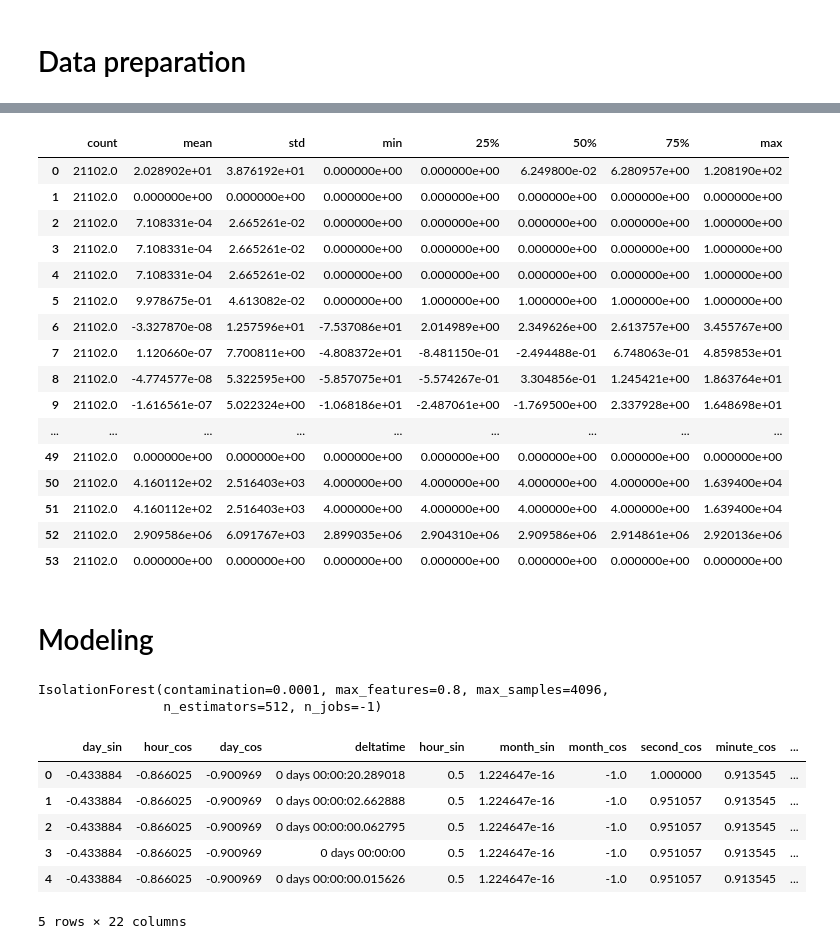
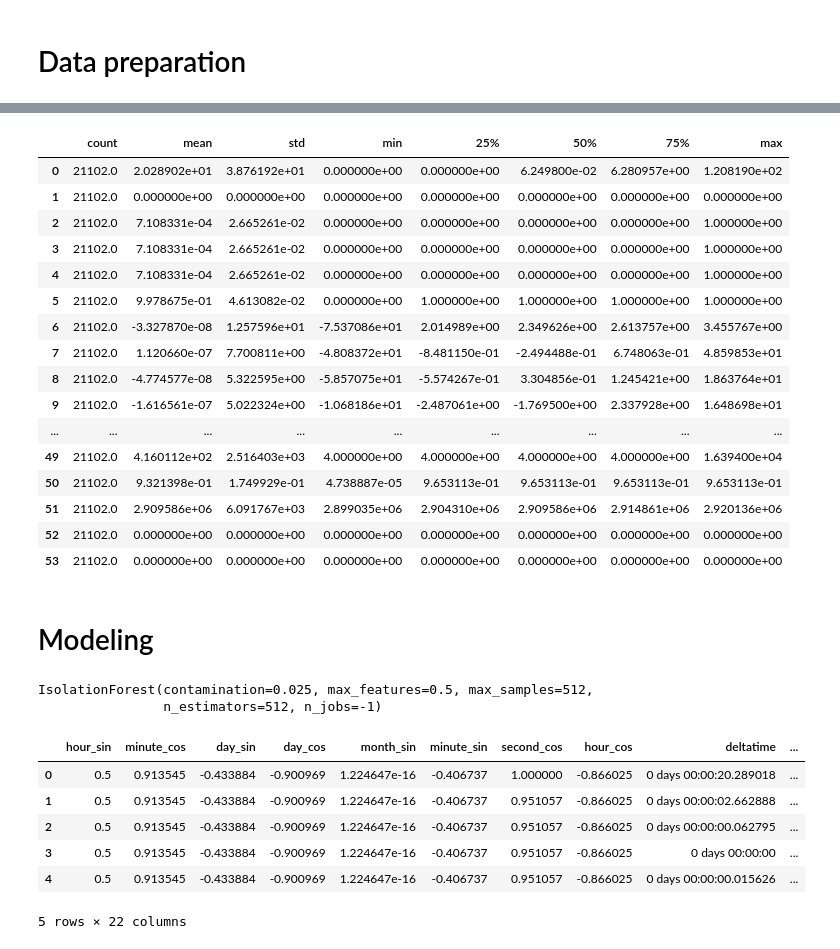
Before and after one commit to aobh2763/anomalyzer, a Jupyter notebook: notebooks/11_application_training.ipynb, the cells around one changed output, grey strips where cells are left out. Cells and saved outputs as stored; diff of their text form; code cells hidden in the pictures.

Commit message:
first training

```diff
--- a/notebooks/11_application_training.ipynb
+++ b/notebooks/11_application_training.ipynb
@@ -11,7 +11,7 @@ from anomaly_detection.transformers import application_transformer
 # Path to the data
 project_folder = Path.cwd().parent
 
-output_path = project_folder / "data/training"
+output_path = project_folder / "data/training/application"
 
 application_evtx_path = project_folder / "data/raw/93_applog.evtx"
 
@@ -122,3 +96,5 @@ array([ 2.02890180e+01,  0.00000000e+00,  0.00000000e+00,  0.00000000e+00,
+# %%
+X_application = np.loadtxt(output_path / "application_features.csv", delimiter=",")
 # %%
 pd.DataFrame(X_application).describe().T
 # %% [output]
@@ -134,10 +110,10 @@ pd.DataFrame(X_application).describe().T
 | 8 | 21102.0 | -4.774577e-08 | 5.322595e+00 | -5.857075e+01 | -5.574267e-01 | 3.304856e-01 | 1.245421e+00 | 1.863764e+01 |
 | 9 | 21102.0 | -1.616561e-07 | 5.022324e+00 | -1.068186e+01 | -2.487061e+00 | -1.769500e+00 | 2.337928e+00 | 1.648698e+01 |
 | ... | ... | ... | ... | ... | ... | ... | ... | ... |
-| 49 | 21102.0 | 0.000000e+00 | 0.000000e+00 | 0.000000e+00 | 0.000000e+00 | 0.000000e+00 | 0.000000e+00 | 0.000000e+00 |
-| 50 | 21102.0 | 4.160112e+02 | 2.516403e+03 | 4.000000e+00 | 4.000000e+00 | 4.000000e+00 | 4.000000e+00 | 1.639400e+04 |
-| 51 | 21102.0 | 4.160112e+02 | 2.516403e+03 | 4.000000e+00 | 4.000000e+00 | 4.000000e+00 | 4.000000e+00 | 1.639400e+04 |
-| 52 | 21102.0 | 2.909586e+06 | 6.091767e+03 | 2.899035e+06 | 2.904310e+06 | 2.909586e+06 | 2.914861e+06 | 2.920136e+06 |
+| 49 | 21102.0 | 4.160112e+02 | 2.516403e+03 | 4.000000e+00 | 4.000000e+00 | 4.000000e+00 | 4.000000e+00 | 1.639400e+04 |
+| 50 | 21102.0 | 9.321398e-01 | 1.749929e-01 | 4.738887e-05 | 9.653113e-01 | 9.653113e-01 | 9.653113e-01 | 9.653113e-01 |
+| 51 | 21102.0 | 2.909586e+06 | 6.091767e+03 | 2.899035e+06 | 2.904310e+06 | 2.909586e+06 | 2.914861e+06 | 2.920136e+06 |
+| 52 | 21102.0 | 0.000000e+00 | 0.000000e+00 | 0.000000e+00 | 0.000000e+00 | 0.000000e+00 | 0.000000e+00 | 0.000000e+00 |
 | 53 | 21102.0 | 0.000000e+00 | 0.000000e+00 | 0.000000e+00 | 0.000000e+00 | 0.000000e+00 | 0.000000e+00 | 0.000000e+00 |
 # %% [markdown]
 # Modeling
@@ -146,31 +122,31 @@ from sklearn.ensemble import IsolationForest
 
 application_model = IsolationForest(
     n_estimators=512,
-    contamination=0.0001,
-    max_features=0.8,
-    max_samples=4096,
+    contamination=0.025,
+    max_features=0.5,
+    max_samples=512,
     n_jobs=-1,
 )
 
 application_model.fit(X_application)
 # %% [output]
-IsolationForest(contamination=0.0001, max_features=0.8, max_samples=4096,
+IsolationForest(contamination=0.025, max_features=0.5, max_samples=512,
                 n_estimators=512, n_jobs=-1)
 # %%
-scores = application_model.decision_function(X_application)
+scores = application_model.score_samples(X_application)
 predictions = application_model.predict(X_application)
 # %%
-results = application_training_df.copy()
+results_df = application_training_df.copy()
 
-results["anomaly_score"] = scores
-results["prediction"] = predictions
+results_df["anomaly_score"] = scores
+results_df["prediction"] = predictions
 
-results.head()
+results_df.head()
 # %% [output]
-|  | day_sin | hour_cos | day_cos | deltatime | hour_sin | month_sin | month_cos | second_cos | minute_cos | ... |
-| 0 | -0.433884 | -0.866025 | -0.900969 | 0 days 00:00:20.289018 | 0.5 | 1.224647e-16 | -1.0 | 1.000000 | 0.913545 | ... |
-| 1 | -0.433884 | -0.866025 | -0.900969 | 0 days 00:00:02.662888 | 0.5 | 1.224647e-16 | -1.0 | 0.951057 | 0.913545 | ... |
-| 2 | -0.433884 | -0.866025 | -0.900969 | 0 days 00:00:00.062795 | 0.5 | 1.224647e-16 | -1.0 | 0.951057 | 0.913545 | ... |
-| 3 | -0.433884 | -0.866025 | -0.900969 | 0 days 00:00:00 | 0.5 | 1.224647e-16 | -1.0 | 0.951057 | 0.913545 | ... |
-| 4 | -0.433884 | -0.866025 | -0.900969 | 0 days 00:00:00.015626 | 0.5 | 1.224647e-16 | -1.0 | 0.951057 | 0.913545 | ... |
+|  | hour_sin | minute_cos | day_sin | day_cos | month_sin | minute_sin | second_cos | hour_cos | deltatime | ... |
+| 0 | 0.5 | 0.913545 | -0.433884 | -0.900969 | 1.224647e-16 | -0.406737 | 1.000000 | -0.866025 | 0 days 00:00:20.289018 | ... |
+| 1 | 0.5 | 0.913545 | -0.433884 | -0.900969 | 1.224647e-16 | -0.406737 | 0.951057 | -0.866025 | 0 days 00:00:02.662888 | ... |
+| 2 | 0.5 | 0.913545 | -0.433884 | -0.900969 | 1.224647e-16 | -0.406737 | 0.951057 | -0.866025 | 0 days 00:00:00.062795 | ... |
+| 3 | 0.5 | 0.913545 | -0.433884 | -0.900969 | 1.224647e-16 | -0.406737 | 0.951057 | -0.866025 | 0 days 00:00:00 | ... |
+| 4 | 0.5 | 0.913545 | -0.433884 | -0.900969 | 1.224647e-16 | -0.406737 | 0.951057 | -0.866025 | 0 days 00:00:00.015626 | ... |
 5 rows × 22 columns
```
Also changed, not shown: parts of 14 cells of this notebook, 7 other files.
